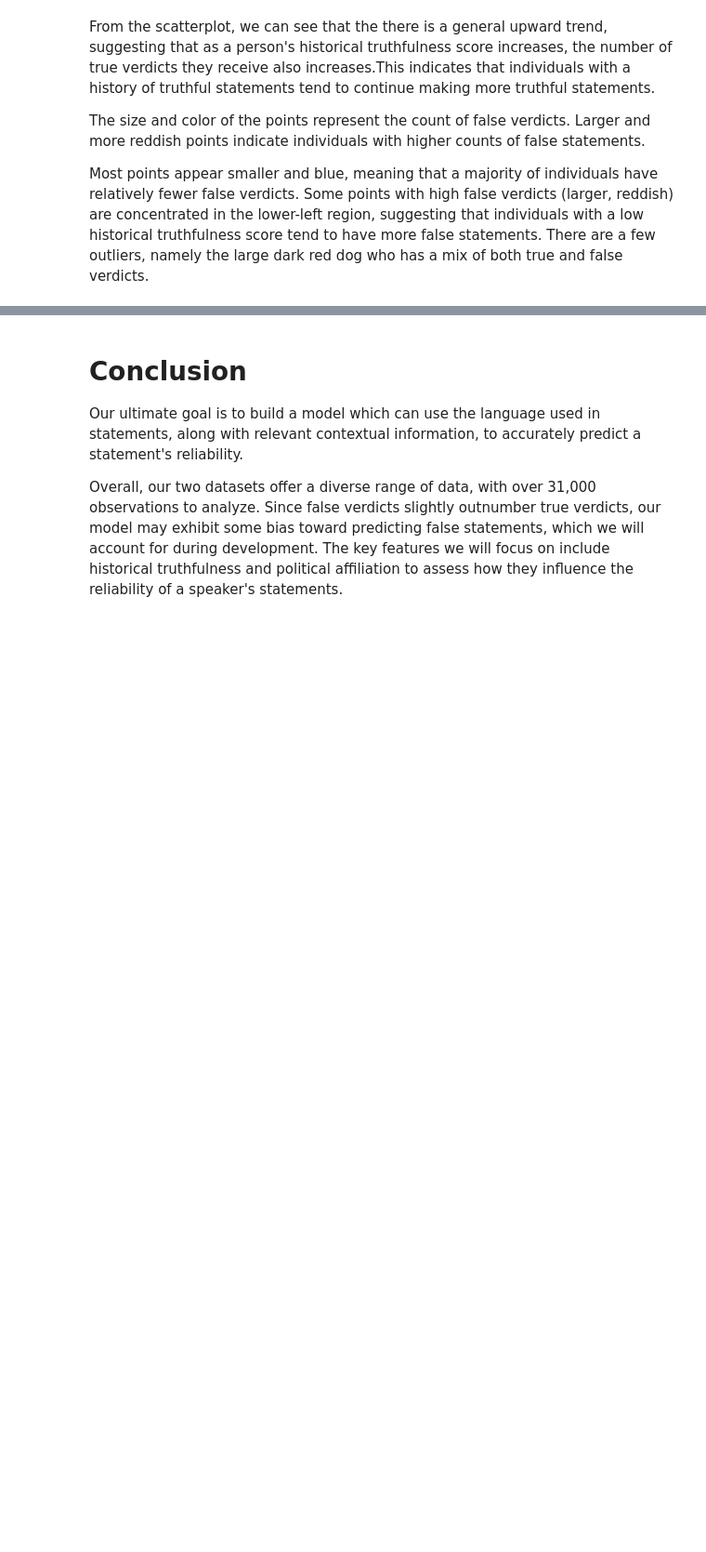
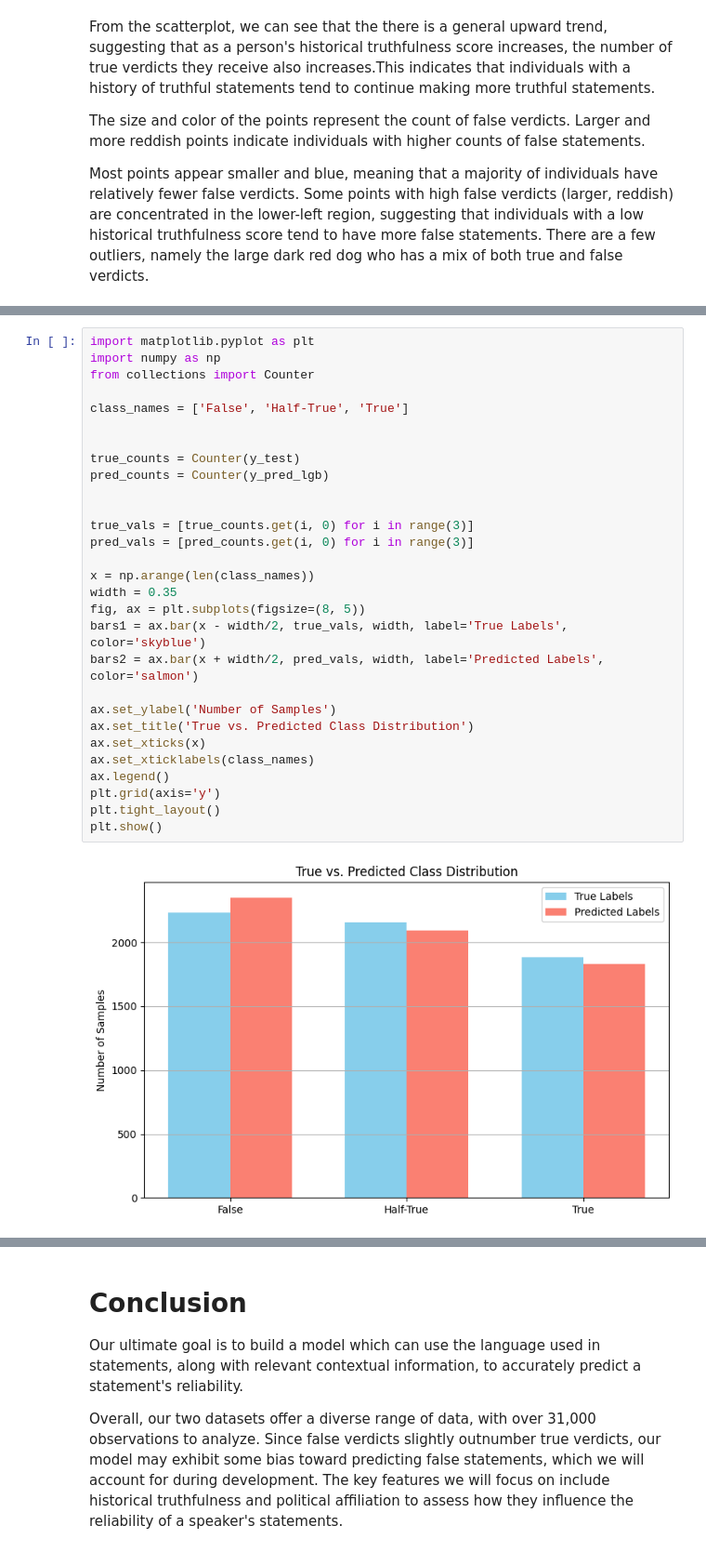
Before and after one commit to namanNagelia/cmsc320_finalProject, a Jupyter notebook: project.ipynb, the cells around one changed output, grey strips where cells are left out. Shown: that part at 93% size. Saved outputs shown, nothing was run; the diff lists cells and outputs as text; blank space fills up the shorter version.

```diff
--- a/project.ipynb
+++ b/project.ipynb
@@ -810,0 +960,31 @@ weighted avg       0.68      0.68      0.68      6278
+# %%
+import matplotlib.pyplot as plt
+import numpy as np
+from collections import Counter
+
+class_names = ['False', 'Half-True', 'True']
+
+
+true_counts = Counter(y_test)
+pred_counts = Counter(y_pred_lgb)
+
+
+true_vals = [true_counts.get(i, 0) for i in range(3)]
+pred_vals = [pred_counts.get(i, 0) for i in range(3)]
+
+x = np.arange(len(class_names))
+width = 0.35
+fig, ax = plt.subplots(figsize=(8, 5))
+bars1 = ax.bar(x - width/2, true_vals, width, label='True Labels', color='skyblue')
+bars2 = ax.bar(x + width/2, pred_vals, width, label='Predicted Labels', color='salmon')
+
+ax.set_ylabel('Number of Samples')
+ax.set_title('True vs. Predicted Class Distribution')
+ax.set_xticks(x)
+ax.set_xticklabels(class_names)
+ax.legend()
+plt.grid(axis='y')
+plt.tight_layout()
+plt.show()
+# %% [output]
+[figure, added]
```
Also changed, not shown: parts of 20 cells of this notebook.
